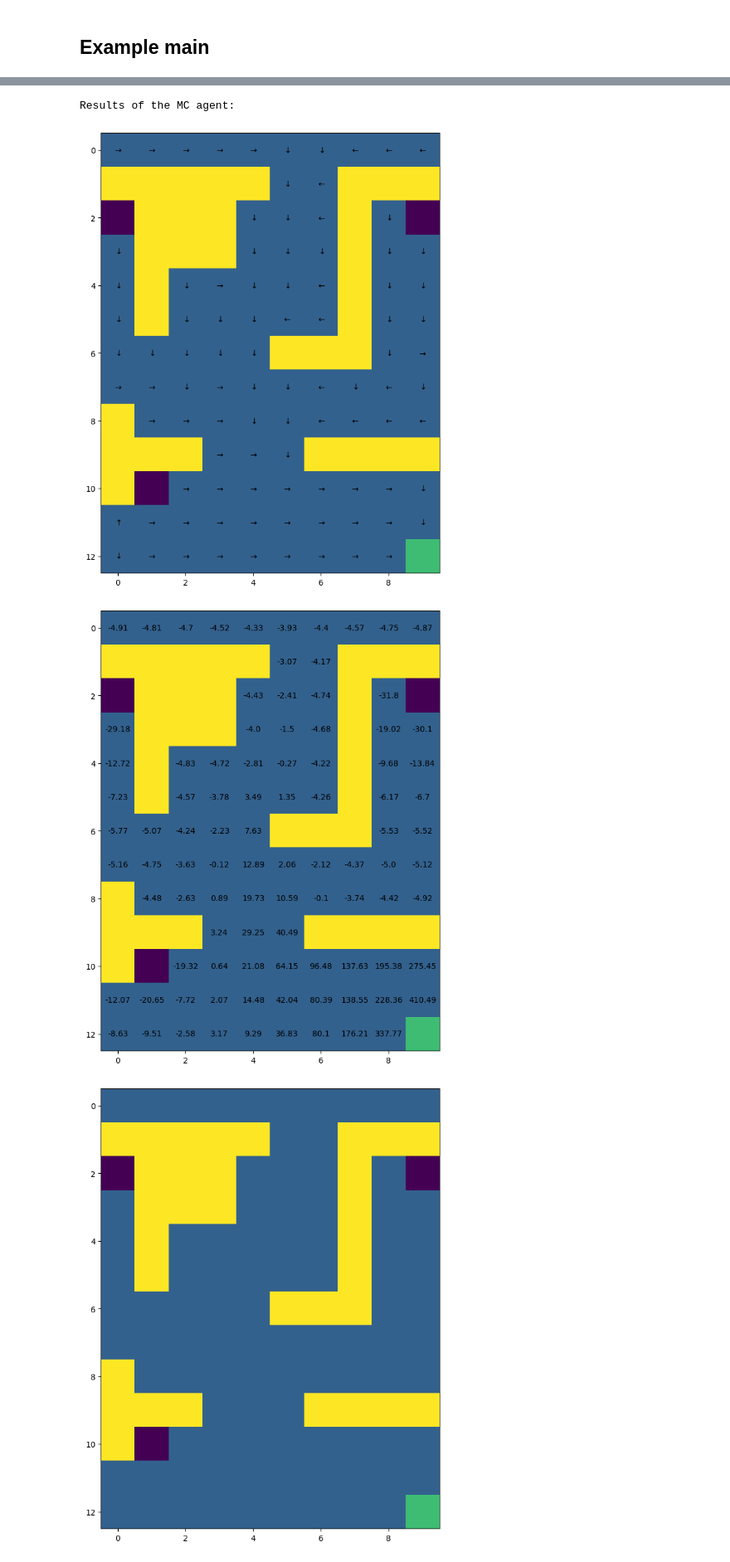
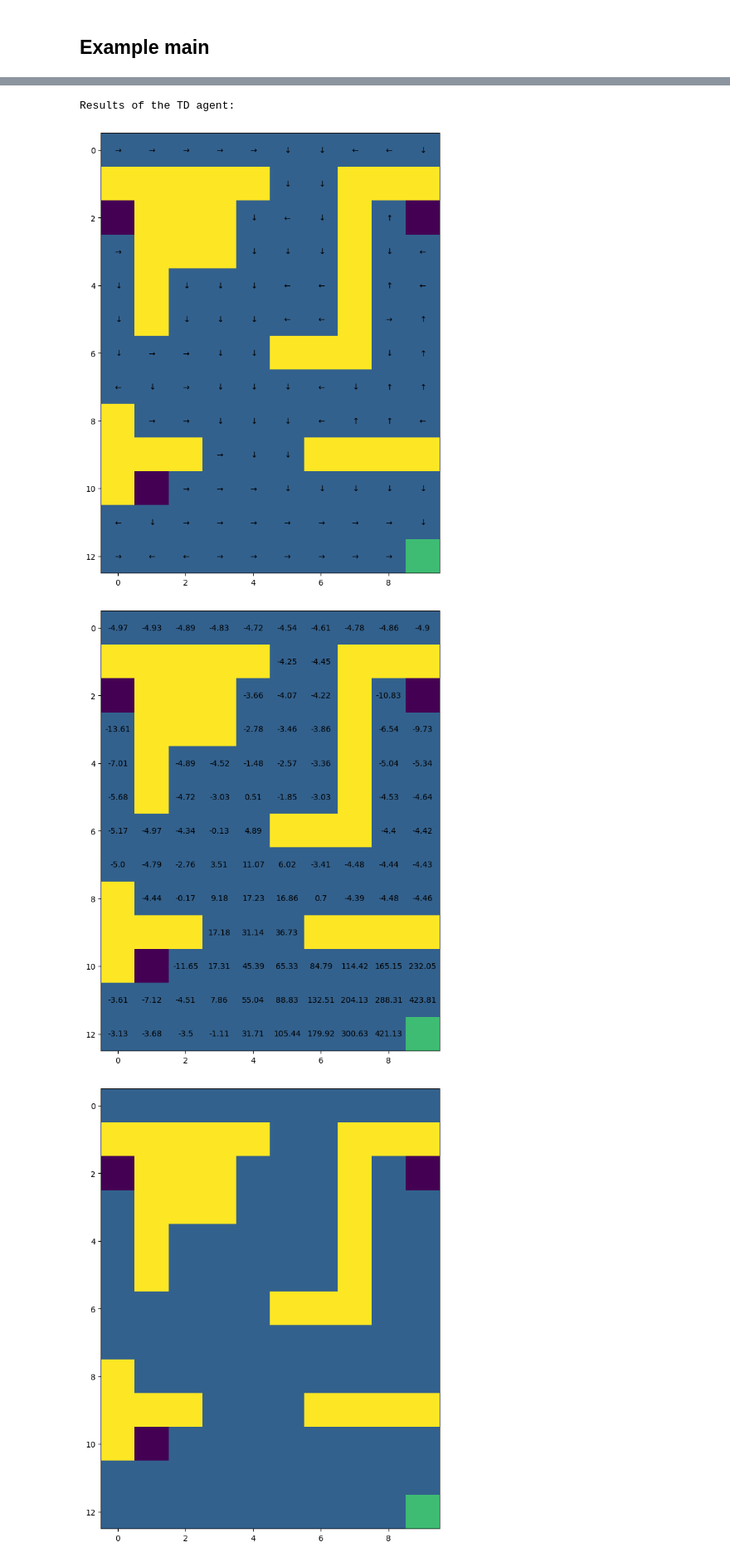
Before and after one commit to ohmdelta/rl_cw1, a Jupyter notebook: coursework_1_maze.ipynb, the cells around one changed output, grey strips where cells are left out. Shown at 83% size. Cells and saved outputs as stored; diff of their text form; code cells hidden in the pictures.

Commit message:
added some graph for the part 3

```diff
--- a/coursework_1_maze.ipynb
+++ b/coursework_1_maze.ipynb
@@ -585,7 +585,7 @@ class TD_agent(object):
 
   # [Action required]
   # WARNING: make sure this function can be called by the auto-marking script
-  def solve(self, env):
+  def solve(self, env, n_episodes = 1000, epsilon = 0.6, alpha_function = lambda t : 1 / (t + 1)):
     """
     Solve a given Maze environment using Temporal Difference learning
     input: env {Maze object} -- Maze to solve
@@ -614,14 +614,15 @@ class TD_agent(object):
     ####
 
     # SARSA
-    n_episodes = 10000
 
-    def epsilon_greedy(row, epsilon = 0.5):
+    def epsilon_greedy(row):
       r = np.random.random()
       if r < epsilon:
         return np.argmax(row)
       else:
         return np.random.choice(len(row))
+
+
 
     for _ in range(n_episodes):
       s = env.reset()
@@ -634,7 +635,7 @@ class TD_agent(object):
 
         episode_reward += reward
 
-        alpha = 1 / (t + 1)
+        alpha = alpha_function(t)
         action_prime = epsilon_greedy(Q[state_prime])
 
         if not end:
@@ -657,46 +658,46 @@ class TD_agent(object):
 # Example main (can be edited)
 
 ### Question 0: Defining the environment
 
 print("Creating the Maze:\n")
 maze = Maze()
 
 
 # ### Question 1: Dynamic programming
 
 # dp_agent = DP_agent()
 # dp_policy, dp_value = dp_agent.solve(maze)
 
 # print("Results of the DP agent:\n")
 # maze.get_graphics().draw_policy(dp_policy)
 # maze.get_graphics().draw_value(dp_value)
 
 
 ### Question 2: Monte-Carlo learning
 
-mc_agent = MC_agent()
-mc_policy, mc_values, total_rewards = mc_agent.solve(maze)
+# mc_agent = MC_agent()
+# mc_policy, mc_values, total_rewards = mc_agent.solve(maze)
 
-print("Results of the MC agent:\n")
-maze.get_graphics().draw_policy(mc_policy)
-maze.get_graphics().draw_value(mc_values[-1])
+# print("Results of the MC agent:\n")
+# maze.get_graphics().draw_policy(mc_policy)
+# maze.get_graphics().draw_value(mc_values[-1])
 
 # # print(total_rewards)
 
 # ### Question 3: Temporal-Difference learning
 
-# td_agent = TD_agent()
-# td_policy, td_values, total_rewards = td_agent.solve(maze)
+td_agent = TD_agent()
+td_policy, td_values, total_rewards = td_agent.solve(maze)
 
-# print("Results of the TD agent:\n")
-# maze.get_graphics().draw_policy(td_policy)
-# maze.get_graphics().draw_value(td_values[-1])
+print("Results of the TD agent:\n")
+maze.get_graphics().draw_policy(td_policy)
+maze.get_graphics().draw_value(td_values[-1])
 # %% [output]
 Creating the Maze:
 [figure]
-Results of the MC agent:
+Results of the TD agent:
-[figure, old version]
+[figure, new version]
-[figure, old version]
+[figure, new version]
 # %%
 
 ### Question 1: Dynamic programming
```
Also changed, not shown: parts of 6 cells of this notebook, 5 other files.
